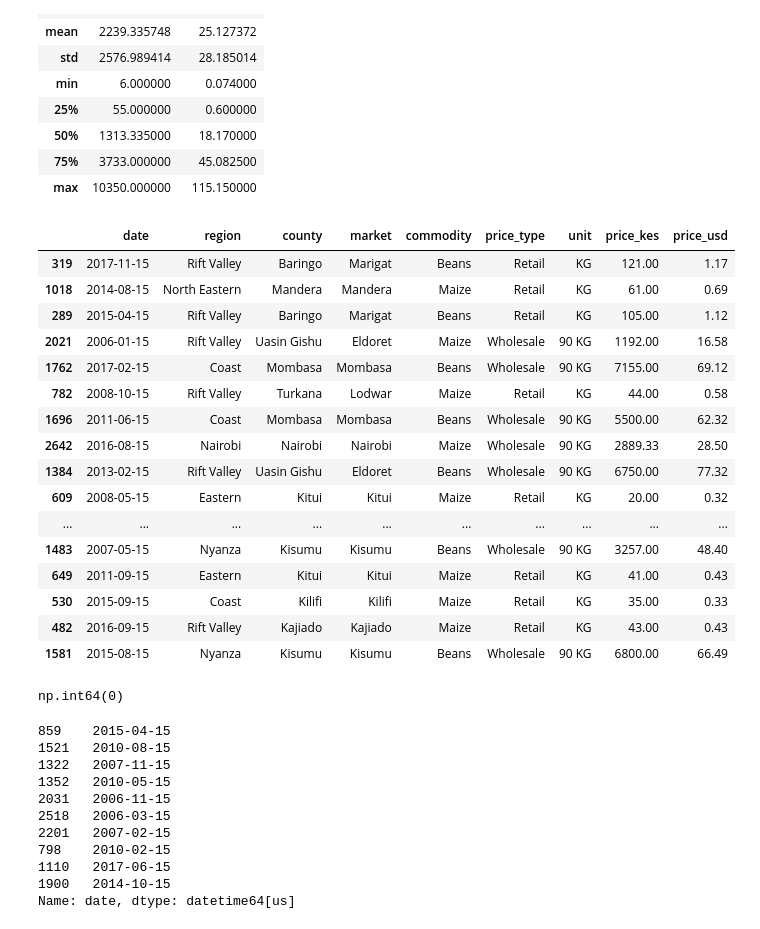
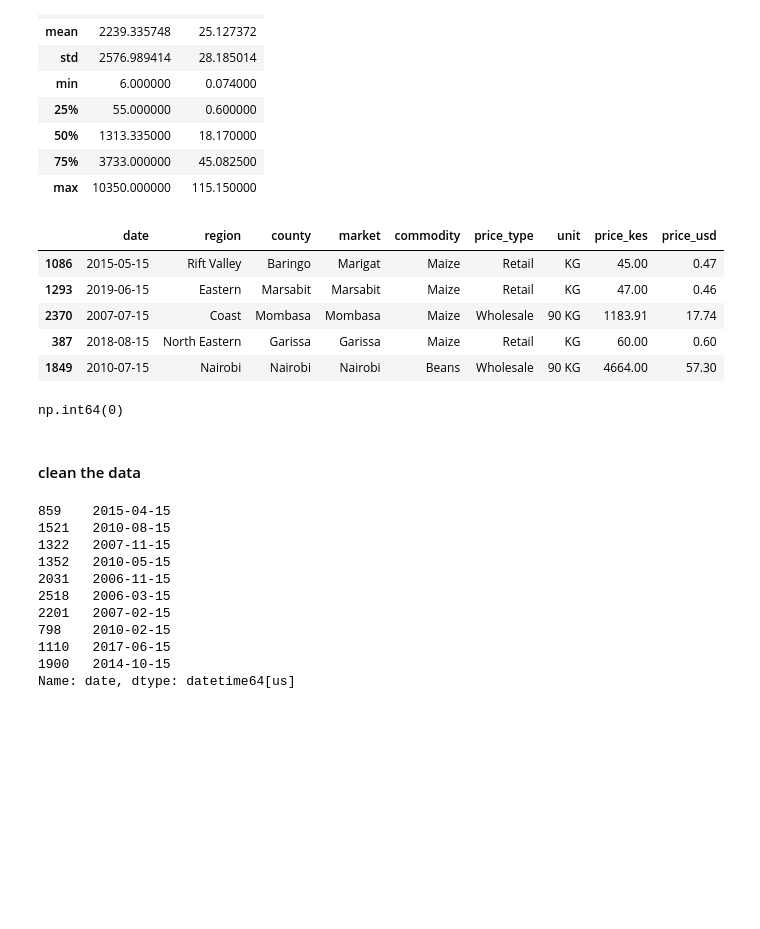
Before and after one commit to rose-odiwuor/food_market_prices, a Jupyter notebook: analysis.ipynb, the cells around one changed output. Saved outputs shown, nothing was run; the diff lists cells and outputs as text; code cells hidden in the pictures; blank space fills up the shorter version.

```diff
--- a/analysis.ipynb
+++ b/analysis.ipynb
@@ -51,30 +63,21 @@ df.describe()
 | 75% | 3733.000000 | 45.082500 |
 | max | 10350.000000 | 115.150000 |
 # %%
-df.sample(20)
+df.sample(5)
 # %% [output]
 |  | date | region | county | market | commodity | price_type | unit | price_kes | price_usd |
-| 319 | 2017-11-15 | Rift Valley | Baringo | Marigat | Beans | Retail | KG | 121.00 | 1.17 |
-| 1018 | 2014-08-15 | North Eastern | Mandera | Mandera | Maize | Retail | KG | 61.00 | 0.69 |
-| 289 | 2015-04-15 | Rift Valley | Baringo | Marigat | Beans | Retail | KG | 105.00 | 1.12 |
-| 2021 | 2006-01-15 | Rift Valley | Uasin Gishu | Eldoret | Maize | Wholesale | 90 KG | 1192.00 | 16.58 |
-| 1762 | 2017-02-15 | Coast | Mombasa | Mombasa | Beans | Wholesale | 90 KG | 7155.00 | 69.12 |
-| 782 | 2008-10-15 | Rift Valley | Turkana | Lodwar | Maize | Retail | KG | 44.00 | 0.58 |
-| 1696 | 2011-06-15 | Coast | Mombasa | Mombasa | Beans | Wholesale | 90 KG | 5500.00 | 62.32 |
-| 2642 | 2016-08-15 | Nairobi | Nairobi | Nairobi | Maize | Wholesale | 90 KG | 2889.33 | 28.50 |
-| 1384 | 2013-02-15 | Rift Valley | Uasin Gishu | Eldoret | Beans | Wholesale | 90 KG | 6750.00 | 77.32 |
-| 609 | 2008-05-15 | Eastern | Kitui | Kitui | Maize | Retail | KG | 20.00 | 0.32 |
-| ... | ... | ... | ... | ... | ... | ... | ... | ... | ... |
-| 1483 | 2007-05-15 | Nyanza | Kisumu | Kisumu | Beans | Wholesale | 90 KG | 3257.00 | 48.40 |
-| 649 | 2011-09-15 | Eastern | Kitui | Kitui | Maize | Retail | KG | 41.00 | 0.43 |
-| 530 | 2015-09-15 | Coast | Kilifi | Kilifi | Maize | Retail | KG | 35.00 | 0.33 |
-| 482 | 2016-09-15 | Rift Valley | Kajiado | Kajiado | Maize | Retail | KG | 43.00 | 0.43 |
-| 1581 | 2015-08-15 | Nyanza | Kisumu | Kisumu | Beans | Wholesale | 90 KG | 6800.00 | 66.49 |
+| 1086 | 2015-05-15 | Rift Valley | Baringo | Marigat | Maize | Retail | KG | 45.00 | 0.47 |
+| 1293 | 2019-06-15 | Eastern | Marsabit | Marsabit | Maize | Retail | KG | 47.00 | 0.46 |
+| 2370 | 2007-07-15 | Coast | Mombasa | Mombasa | Maize | Wholesale | 90 KG | 1183.91 | 17.74 |
+| 387 | 2018-08-15 | North Eastern | Garissa | Garissa | Maize | Retail | KG | 60.00 | 0.60 |
+| 1849 | 2010-07-15 | Nairobi | Nairobi | Nairobi | Beans | Wholesale | 90 KG | 4664.00 | 57.30 |
 # %%
 # check for duplicates
 df.duplicated().sum()
 # %% [output]
 np.int64(0)
+# %% [markdown]
+#### clean the data
 # %%
 #turn the date column into real dates
 df["date"] = pd.to_datetime(df["date"], errors="coerce")
```
Also changed, not shown: parts of 53 cells of this notebook, 4 other files.
